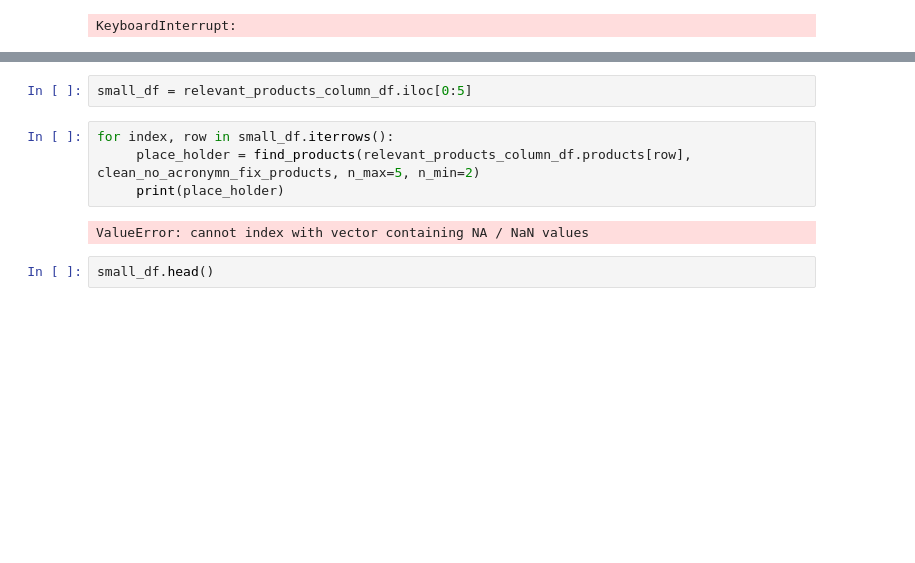
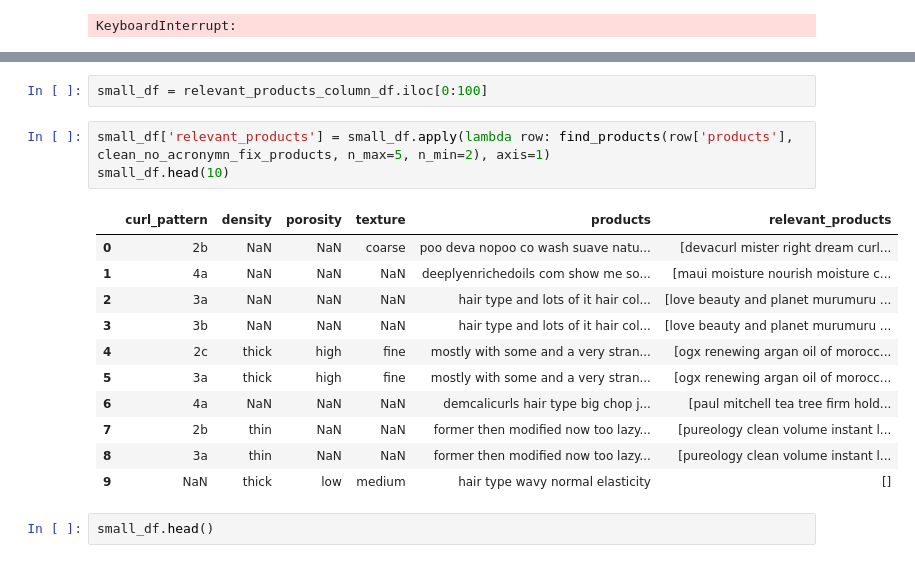
Before and after one commit to 99KHayes/products-for-curlies, a Jupyter notebook: notebooks/02_processing/09102019-kph-product-clean-up.ipynb, the cells around one changed output, grey strips where cells are left out. Saved outputs shown, nothing was run; the diff lists cells and outputs as text; blank space fills up the shorter version.

```diff
--- a/notebooks/02_processing/09102019-kph-product-clean-up.ipynb
+++ b/notebooks/02_processing/09102019-kph-product-clean-up.ipynb
@@ -446,11 +482,20 @@ small_df
 # %%
-small_df = relevant_products_column_df.iloc[0:5]
+small_df = relevant_products_column_df.iloc[0:100]
-# %%
-for index, row in small_df.iterrows():
-     place_holder = find_products(relevant_products_column_df.products[row], clean_no_acronymn_fix_products, n_max=5, n_min=2)
-     print(place_holder)
-# %% [output]
-ValueError: cannot index with vector containing NA / NaN values
+# %%
+small_df['relevant_products'] = small_df.apply(lambda row: find_products(row['products'], clean_no_acronymn_fix_products, n_max=5, n_min=2), axis=1)
+small_df.head(10)
+# %% [output]
+|  | curl_pattern | density | porosity | texture | products | relevant_products |
+| 0 | 2b | NaN | NaN | coarse | poo deva nopoo co wash suave natu... | [devacurl mister right dream curl... |
+| 1 | 4a | NaN | NaN | NaN | deeplyenrichedoils com show me so... | [maui moisture nourish moisture c... |
+| 2 | 3a | NaN | NaN | NaN | hair type and lots of it hair col... | [love beauty and planet murumuru ... |
+| 3 | 3b | NaN | NaN | NaN | hair type and lots of it hair col... | [love beauty and planet murumuru ... |
+| 4 | 2c | thick | high | fine | mostly with some and a very stran... | [ogx renewing argan oil of morocc... |
+| 5 | 3a | thick | high | fine | mostly with some and a very stran... | [ogx renewing argan oil of morocc... |
+| 6 | 4a | NaN | NaN | NaN | demcalicurls hair type big chop j... | [paul mitchell tea tree firm hold... |
+| 7 | 2b | thin | NaN | NaN | former then modified now too lazy... | [pureology clean volume instant l... |
+| 8 | 3a | thin | NaN | NaN | former then modified now too lazy... | [pureology clean volume instant l... |
+| 9 | NaN | thick | low | medium | hair type wavy normal elasticity | [] |
 # %%
 small_df.head()
 # %% [output]
```
Also changed, not shown: parts of 5 cells of this notebook, 5 other files.
